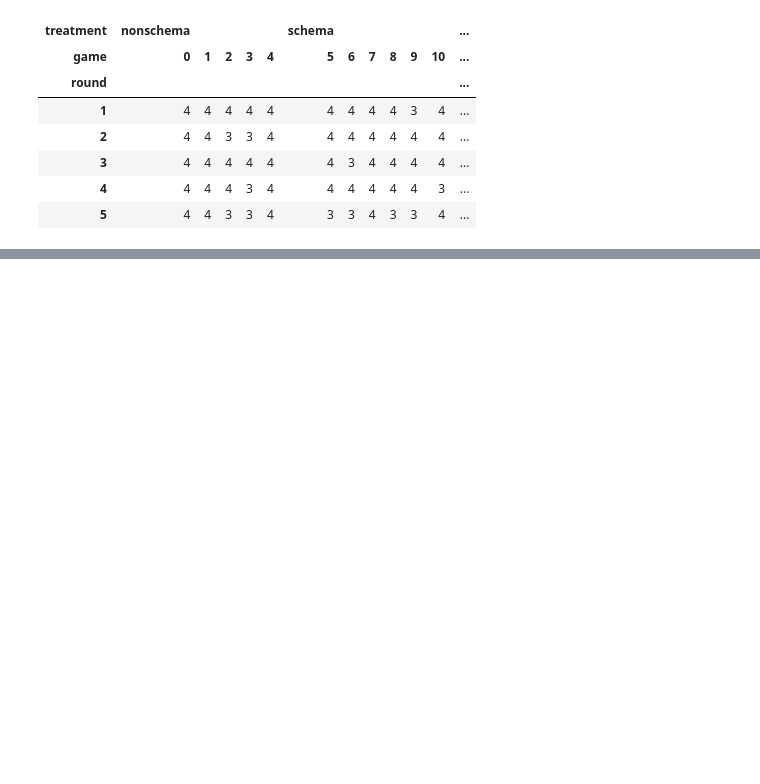
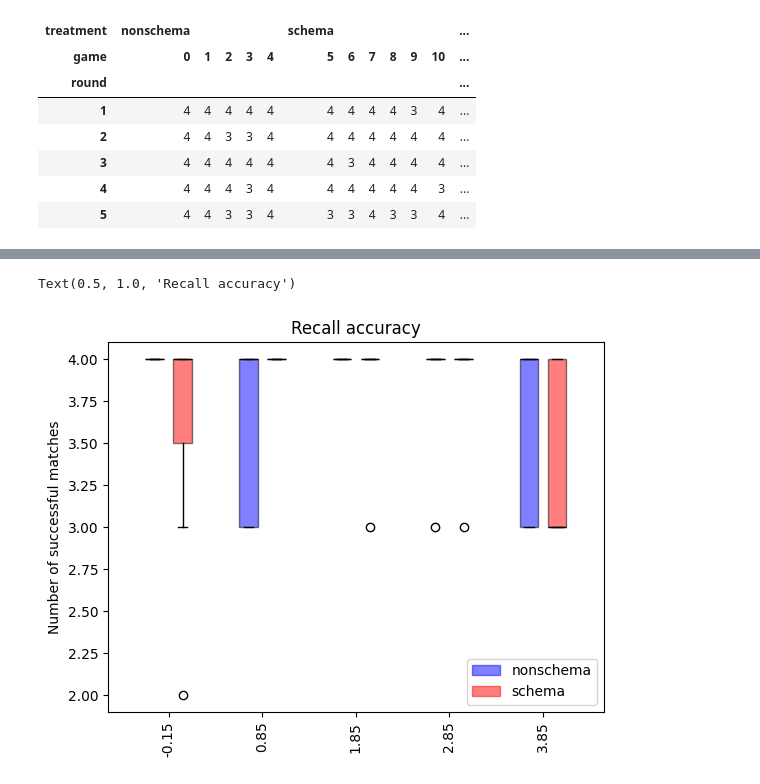
Before and after one commit to JamesPHoughton/organizational-schema-formation, a Jupyter notebook: data/analysis.ipynb, the cells around one changed output, grey strips where cells are left out. Cells and saved outputs as stored; diff of their text form; code cells hidden in the pictures; blank space fills up the shorter version.

```diff
--- a/data/analysis.ipynb
+++ b/data/analysis.ipynb
@@ -428,0 +443,16 @@ plt.legend(loc='center left', bbox_to_anchor=(1.0, 0.5))
+# %%
+plt.boxplot(match_counts["nonschema"].T, positions=np.arange(0, len(labeling_stages))-.15, widths=0.2, patch_artist=True, boxprops=dict(facecolor='blue', alpha=.5), medianprops=dict(color='black'))
+plt.boxplot(match_counts["schema"].T, positions=np.arange(0, len(labeling_stages))+.15, widths=0.2, patch_artist=True, boxprops=dict(facecolor='red', alpha=.5), medianprops=dict(color='black'))
+plt.xticks(range(len(labeling_stages)), rotation=90)
+
+import matplotlib.patches as mpatches
+
+blue_patch = mpatches.Patch(color='blue', alpha=.5, label='nonschema')
+red_patch = mpatches.Patch(color='red', alpha=.5, label='schema')
+
+plt.legend(handles=[blue_patch, red_patch])
+plt.ylabel('Number of successful matches')
+plt.title("Recall accuracy")
+# %% [output]
+Text(0.5, 1.0, 'Recall accuracy')
+[figure, added]
```
Also changed, not shown: parts of 7 cells of this notebook, 3 other files.
